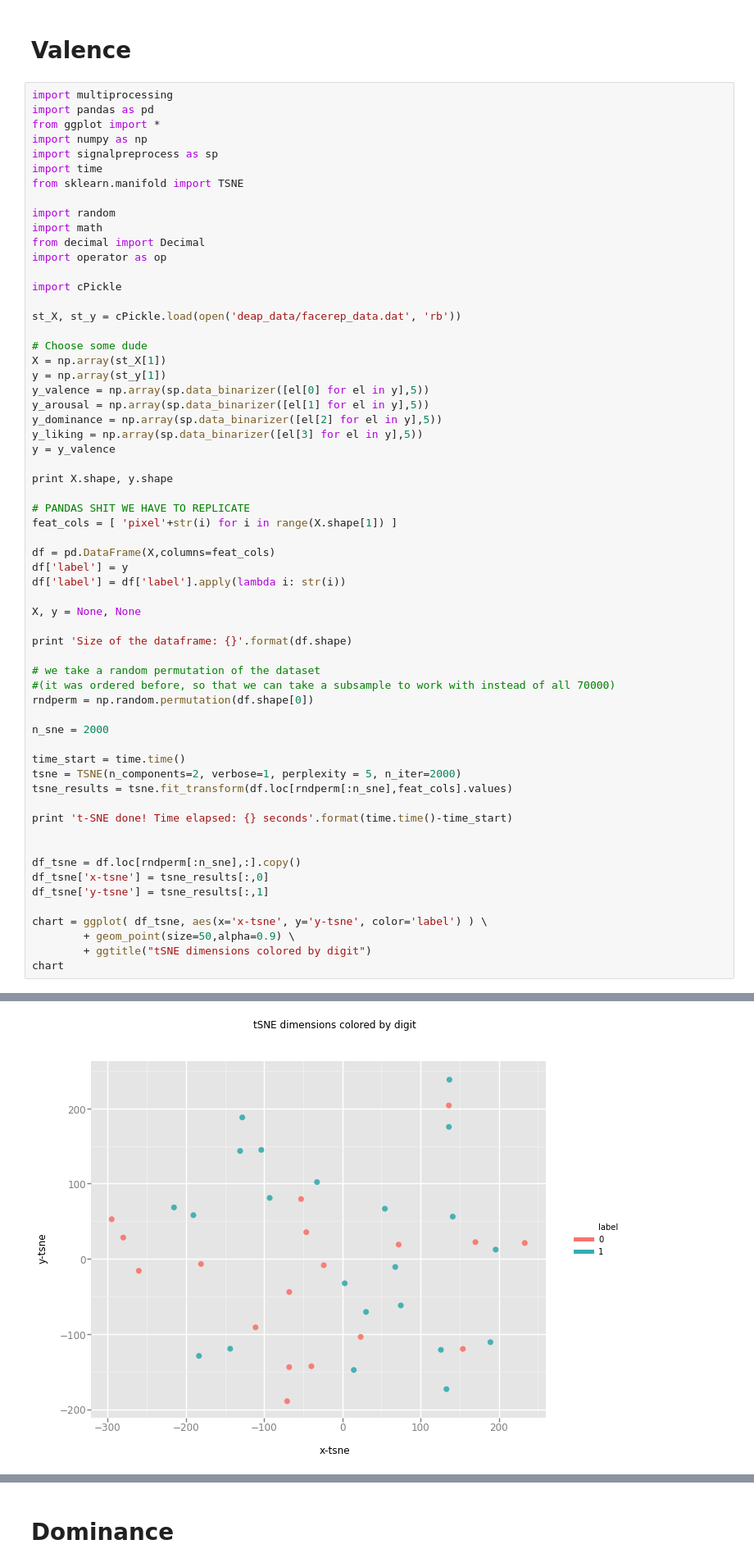
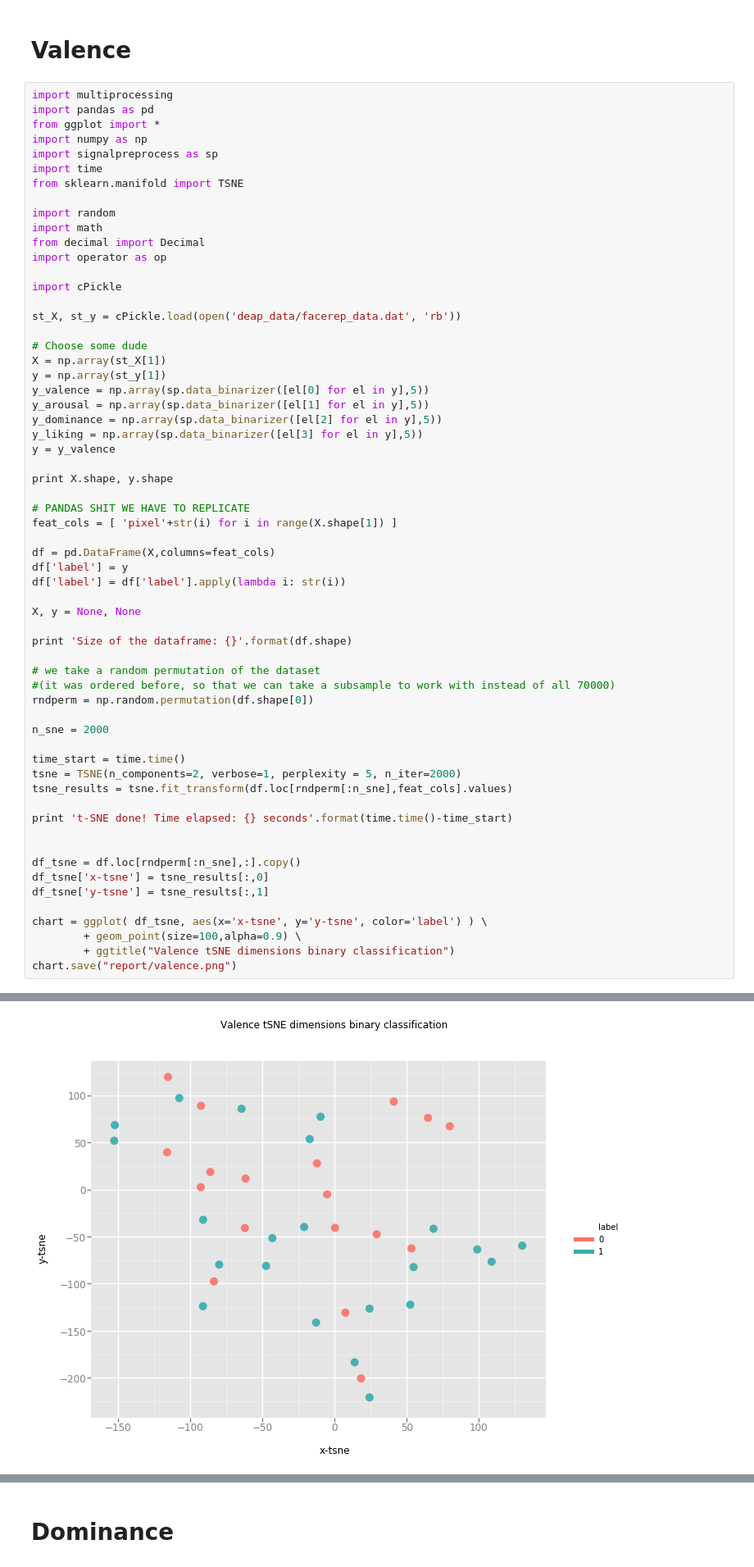
Before and after one commit to paulmorio/deap_analysis, a Jupyter notebook: tsne_image_representations.ipynb, the cells around one changed output, grey strips where cells are left out. Shown: that part at 82% size. Saved outputs shown, nothing was run; the diff lists cells and outputs as text.

```diff
--- a/tsne_image_representations.ipynb
+++ b/tsne_image_representations.ipynb
@@ -134,9 +133,9 @@ df_tsne['x-tsne'] = tsne_results[:,0]
 df_tsne['y-tsne'] = tsne_results[:,1]
 
 chart = ggplot( df_tsne, aes(x='x-tsne', y='y-tsne', color='label') ) \
-        + geom_point(size=50,alpha=0.9) \
-        + ggtitle("tSNE dimensions colored by digit")
-chart
+        + geom_point(size=100,alpha=0.9) \
+        + ggtitle("Valence tSNE dimensions binary classification")
+chart.save("report/valence.png")
 # %% [output]
 (40, 128) (40,)
 Size of the dataframe: (40, 129)
@@ -151 +150 @@ t-SNE done! Time elapsed: 0.491871118546 seconds
-[figure, old version]
+[figure, new version]
```
Also changed, not shown: parts of 6 cells of this notebook, 2 other files.
